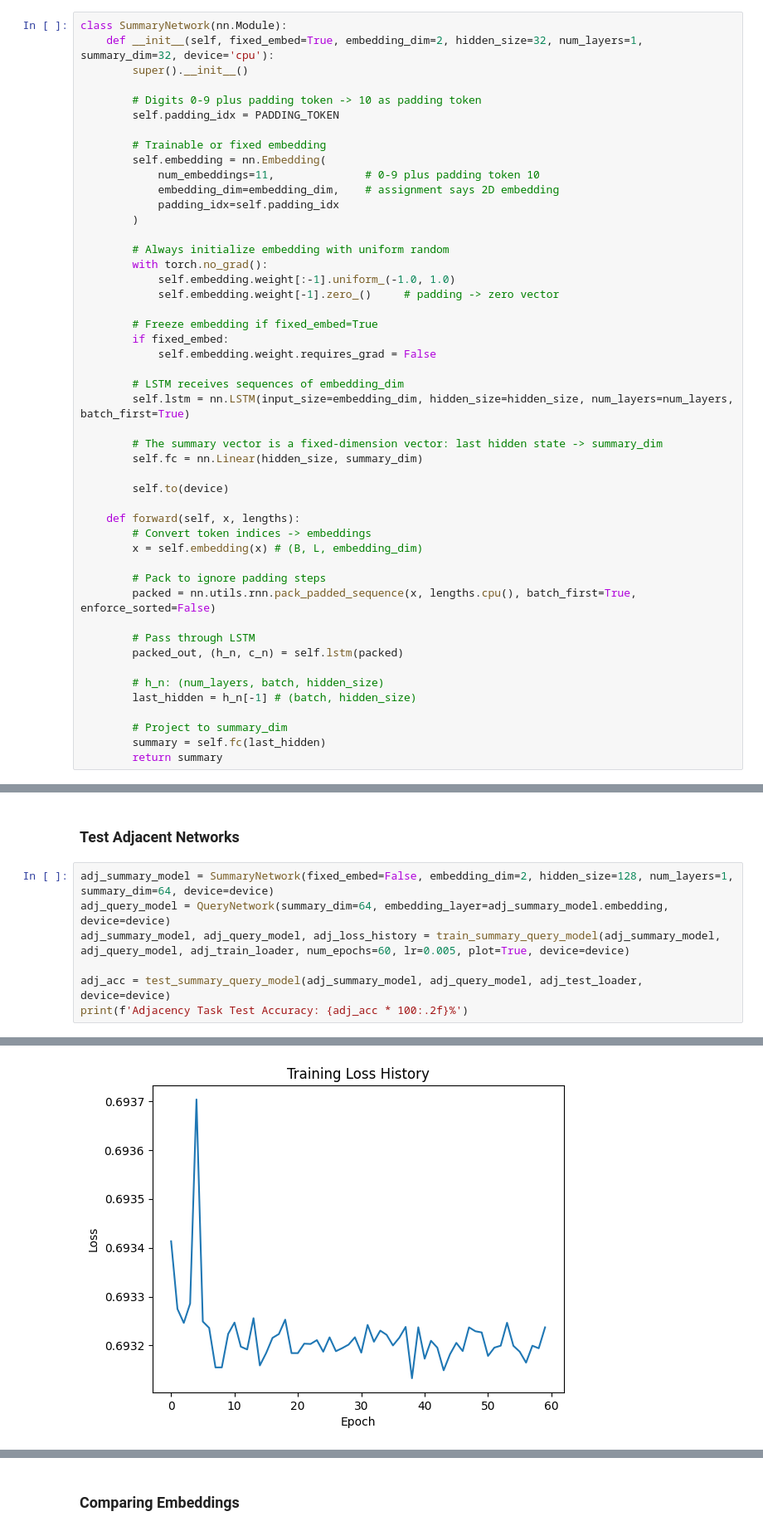
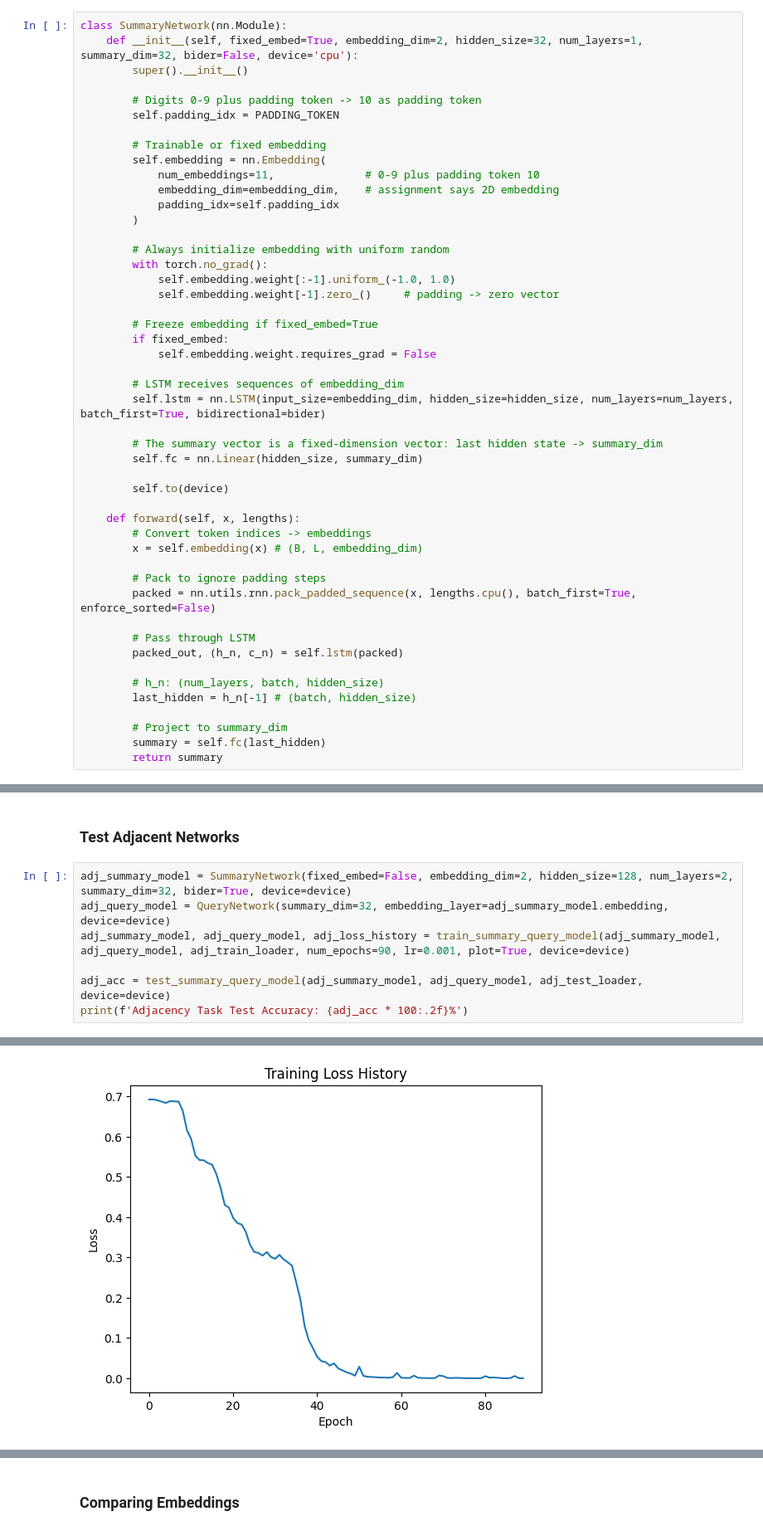
Before and after one commit to yashc73080/CS462-Deep-Learning, a Jupyter notebook: HW3/sequences.ipynb, the cells around one changed output, grey strips where cells are left out. Shown at 83% size. Cells and saved outputs as stored; diff of their text form.

Commit message:
bidirectional

```diff
--- a/HW3/sequences.ipynb
+++ b/HW3/sequences.ipynb
@@ -473,7 +473,7 @@ Label Distribution (n=5000):
 ## Summary and Query Networks
 # %%
 class SummaryNetwork(nn.Module):
-    def __init__(self, fixed_embed=True, embedding_dim=2, hidden_size=32, num_layers=1, summary_dim=32, device='cpu'):
+    def __init__(self, fixed_embed=True, embedding_dim=2, hidden_size=32, num_layers=1, summary_dim=32, bider=False, device='cpu'):
         super().__init__()
 
         # Digits 0-9 plus padding token -> 10 as padding token
@@ -496,7 +496,7 @@ class SummaryNetwork(nn.Module):
             self.embedding.weight.requires_grad = False
 
         # LSTM receives sequences of embedding_dim
-        self.lstm = nn.LSTM(input_size=embedding_dim, hidden_size=hidden_size, num_layers=num_layers, batch_first=True)
+        self.lstm = nn.LSTM(input_size=embedding_dim, hidden_size=hidden_size, num_layers=num_layers, batch_first=True, bidirectional=bider)
 
         # The summary vector is a fixed-dimension vector: last hidden state -> summary_dim
         self.fc = nn.Linear(hidden_size, summary_dim)
@@ -824,9 +824,9 @@ adj_test_loader = DataLoader(adj_test_dataset, batch_size=128, shuffle=False, co
 # %% [markdown]
 ### Test Adjacent Networks
 # %%
-adj_summary_model = SummaryNetwork(fixed_embed=False, embedding_dim=2, hidden_size=128, num_layers=1, summary_dim=64, device=device)
-adj_query_model = QueryNetwork(summary_dim=64, embedding_layer=adj_summary_model.embedding, device=device)
-adj_summary_model, adj_query_model, adj_loss_history = train_summary_query_model(adj_summary_model, adj_query_model, adj_train_loader, num_epochs=60, lr=0.005, plot=True, device=device)
+adj_summary_model = SummaryNetwork(fixed_embed=False, embedding_dim=2, hidden_size=128, num_layers=2, summary_dim=32, bider=True, device=device)
+adj_query_model = QueryNetwork(summary_dim=32, embedding_layer=adj_summary_model.embedding, device=device)
+adj_summary_model, adj_query_model, adj_loss_history = train_summary_query_model(adj_summary_model, adj_query_model, adj_train_loader, num_epochs=90, lr=0.001, plot=True, device=device)
 
 adj_acc = test_summary_query_model(adj_summary_model, adj_query_model, adj_test_loader, device=device)
 print(f'Adjacency Task Test Accuracy: {adj_acc * 100:.2f}%')
@@ -847 +853 @@ Epoch 60/60, Loss: 0.6932
-[figure, old version]
+[figure, new version]
```
Also changed, not shown: parts of 5 cells of this notebook.
